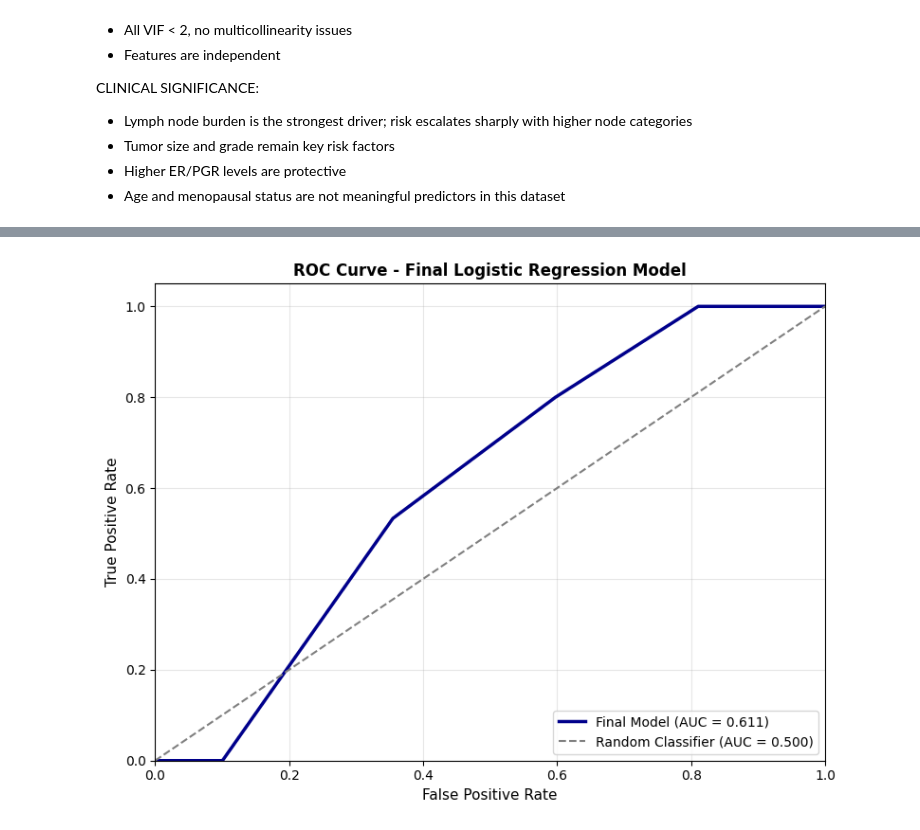
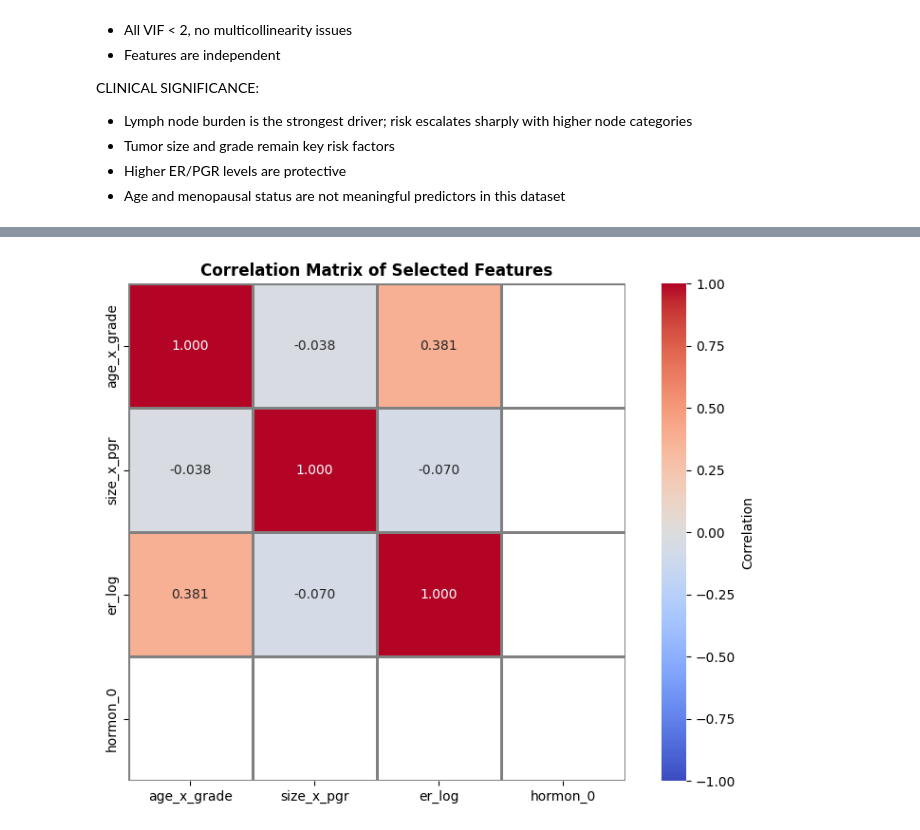
Before and after one commit to baricio00/Health-Informatics-2025-26, a Jupyter notebook: task1/task1_node_zero.ipynb, the cells around one changed output, grey strips where cells are left out. Drawn from its saved outputs; the diff is of its cells as text; code cells hidden in the pictures.

```diff
--- a/task1/task1_node_zero.ipynb
+++ b/task1/task1_node_zero.ipynb
@@ -96,7 +96,7 @@ y = df_clean['target']
 # %%
 # Separate features by type
 cont_vars = ['age', 'er', 'pgr', 'er_log', 'pgr_log', 'age_x_grade', 'size_x_pgr', 'size_x_er', 'grade']
-cat_vars = ['size', 'meno', 'er_cat', 'pgr_cat', 'size_ord', 'age_bin']
+cat_vars = ['size', 'meno', 'er_cat', 'pgr_cat', 'size_ord', 'age_bin', 'hormon', 'chemo']
 
 # t-test is for parametric continuous variables, so we use Mann-Whitney U test for non-parametric continuous variables
 
@@ -160,7 +162,7 @@ print("\n" + "="*80)
 print("CATEGORICAL VARIABLES - Descriptive Statistics")
 print("="*80)
 
-categorical_vars = ['grade', 'size', 'meno', 'er_cat', 'pgr_cat', 'size_ord', 'age_bin']
+categorical_vars = ['grade', 'size', 'meno', 'er_cat', 'pgr_cat', 'size_ord', 'age_bin', 'hormon', 'chemo']
 
 for var in categorical_vars:
     ct = pd.crosstab(df_clean[var], y, margins=False)
@@ -471,20 +452,27 @@ Note: you may need to restart the kernel to use updated packages.
 # %%
+
 from sklearn.preprocessing import StandardScaler, OneHotEncoder
 from sklearn.compose import ColumnTransformer
 from sklearn.pipeline import Pipeline
 
 # 1. Define Features
-numerical = ['grade', 'size_x_pgr', 'age_bin']
+numerical = ['age_x_grade', 'size_x_pgr', 'er_log']
+categorical = ['hormon', 'chemo']
 
 # 2. Define Pipelines
 num_pipe = Pipeline([
     ('scaler', StandardScaler())
 ])
 
+cat_pipe = Pipeline([
+    ('onehot', OneHotEncoder(drop='if_binary'))
+])
+
 # 3. Combine into ColumnTransformer
 preprocessor = ColumnTransformer(
     transformers=[
-        ('num', num_pipe, numerical)
+        ('num', num_pipe, numerical),
+        ('cat', cat_pipe, categorical)
     ],
     verbose_feature_names_out=False
 )
@@ -829,19 +938,50 @@ Confusion Matrix:
 # %%
-plt.figure(figsize=(8, 6))
+# --- CORRELATION & MULTICOLLINEARITY AMONG SELECTED FEATURES ---
+print("=" * 80)
+print("FEATURE INTERCORRELATION ANALYSIS (Selected Features)")
+print("=" * 80 + "\n")
 
-fpr, tpr, _ = roc_curve(y_test, y_prob_final)
-roc_auc = roc_auc_score(y_test, y_prob_final)
+X_selected = X_test[best_features]
+corr_matrix = X_selected.corr()
 
-plt.plot(fpr, tpr, color='darkblue', lw=2.5, label=f'Final Model (AUC = {roc_auc:.3f})')
-plt.plot([0, 1], [0, 1], color='gray', lw=1.5, linestyle='--', label='Random Classifier (AUC = 0.500)')
+print("Correlation Matrix:")
+print(corr_matrix.round(3).to_string())
 
-plt.xlabel('False Positive Rate', fontsize=11)
-plt.ylabel('True Positive Rate', fontsize=11)
-plt.title('ROC Curve - Final Logistic Regression Model', fontsize=12, fontweight='bold')
-plt.legend(loc='lower right', fontsize=10)
-plt.grid(alpha=0.3)
-plt.xlim([0.0, 1.0])
-plt.ylim([0.0, 1.05])
+# Identify highly correlated pairs
+print("\n" + "-" * 80)
+print("Highly Correlated Feature Pairs (|r| > 0.70):")
+print("-" * 80)
+
+high_corr_pairs = []
+for i in range(len(best_features)):
+    for j in range(i+1, len(best_features)):
+        corr_val = corr_matrix.iloc[i, j]
+        if abs(corr_val) > 0.70:
+            high_corr_pairs.append({
+                'Feature 1': best_features[i],
+                'Feature 2': best_features[j],
+                'Correlation': f"{corr_val:.4f}",
+                'Redundancy Risk': 'HIGH' if abs(corr_val) > 0.85 else 'MODERATE'
+            })
+
+if high_corr_pairs:
+    high_corr_df = pd.DataFrame(high_corr_pairs)
+    print(high_corr_df.to_string(index=False))
+    print("\n**ACTION:** For highly correlated pairs, keep the feature with:")
+    print("  1. Higher univariate ROC-AUC")
+    print("  2. Higher coefficient magnitude in the final model")
+    print("  3. Greater clinical relevance")
+else:
+    print("No highly correlated pairs found. All features are relatively independent. ✓")
+
+# Plot correlation heatmap
+print("\n" + "=" * 80)
+
+fig, ax = plt.subplots(figsize=(8, 6))
+sns.heatmap(corr_matrix, annot=True, fmt='.3f', cmap='coolwarm', center=0,
+            cbar_kws={'label': 'Correlation'}, ax=ax, vmin=-1, vmax=1,
+            square=True, linewidths=1, linecolor='gray')
+ax.set_title('Correlation Matrix of Selected Features', fontsize=12, fontweight='bold')
 plt.tight_layout()
 plt.show()
 # %% [output]
@@ -848,2 +1005,2 @@ plt.show()
-[figure, old version]
+[figure, new version]
 # %%
```
Also changed, not shown: parts of 33 cells of this notebook, 6 other files.
